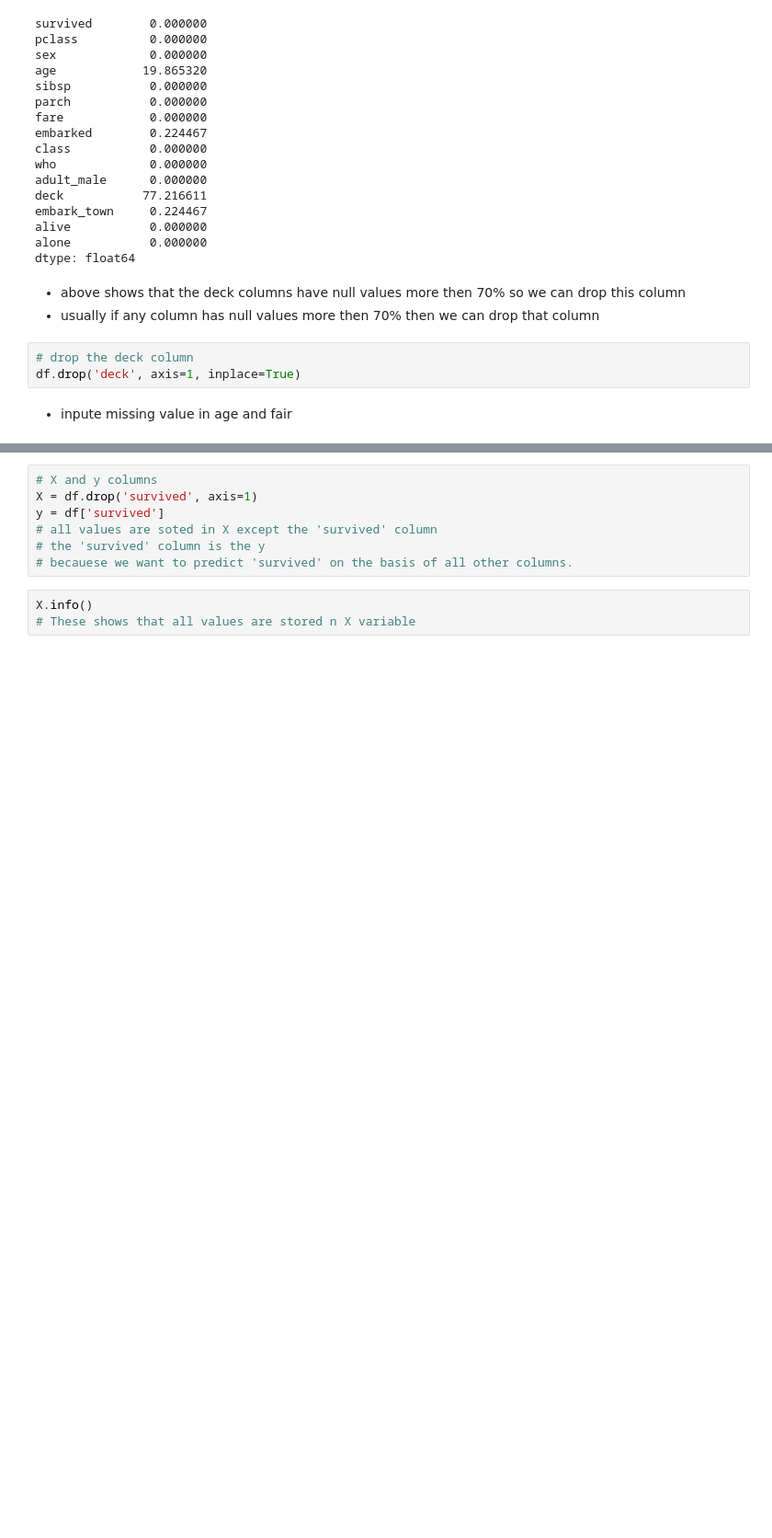
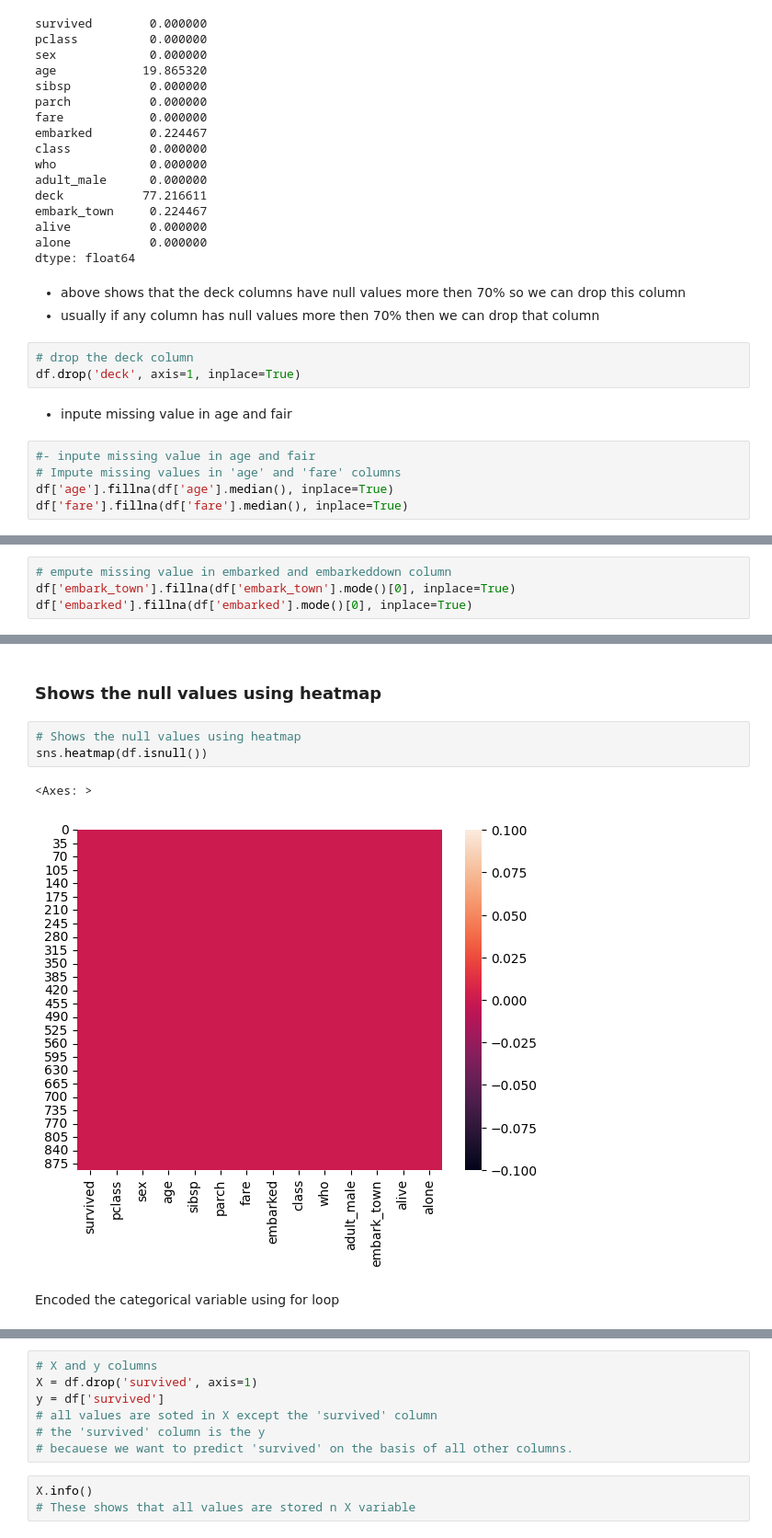
Before and after one commit to YahyaShigri/Codanic_Practice, a Jupyter notebook: machine_learning/11_Logistic_regression.ipynb, the cells around one changed output, grey strips where cells are left out. Shown: that part at 92% size. Cells and saved outputs as stored; diff of their text form; blank space fills up the shorter version.

```diff
--- a/machine_learning/11_Logistic_regression.ipynb
+++ b/machine_learning/11_Logistic_regression.ipynb
@@ -76,3 +78,8 @@ dtype: float64
 df.drop('deck', axis=1, inplace=True)
 # %% [markdown]
 - inpute missing value in age and fair
+# %%
+#- inpute missing value in age and fair
+# Impute missing values in 'age' and 'fare' columns
+df['age'].fillna(df['age'].median(), inplace=True)
+df['fare'].fillna(df['fare'].median(), inplace=True)
@@ -78,0 +99,4 @@ df.drop('deck', axis=1, inplace=True)
+# %%
+# empute missing value in embarked and embarkeddown column
+df['embark_town'].fillna(df['embark_town'].mode()[0], inplace=True)
+df['embarked'].fillna(df['embarked'].mode()[0], inplace=True)
@@ -78,0 +135,10 @@ df.drop('deck', axis=1, inplace=True)
+# %% [markdown]
+### Shows the null values using heatmap
+# %%
+# Shows the null values using heatmap
+sns.heatmap(df.isnull())
+# %% [output]
+<Axes: >
+[figure, added]
+# %% [markdown]
+Encoded the categorical variable using for loop
```
Also changed, not shown: parts of 17 cells of this notebook, 2 other files.
